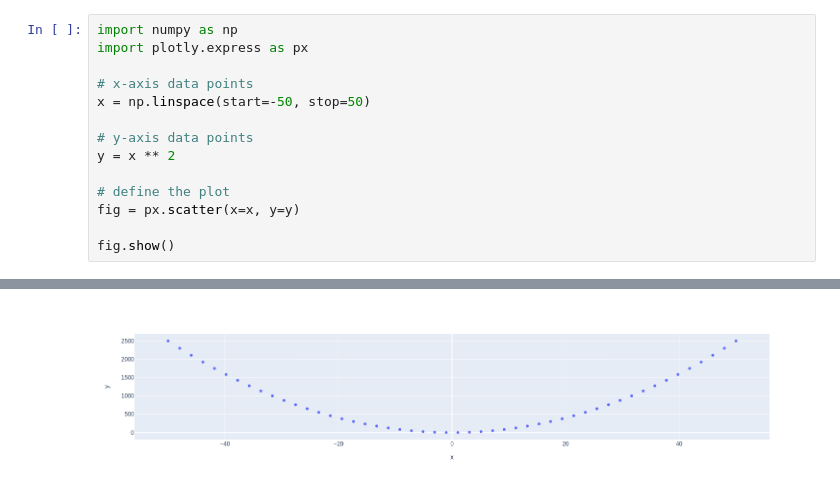
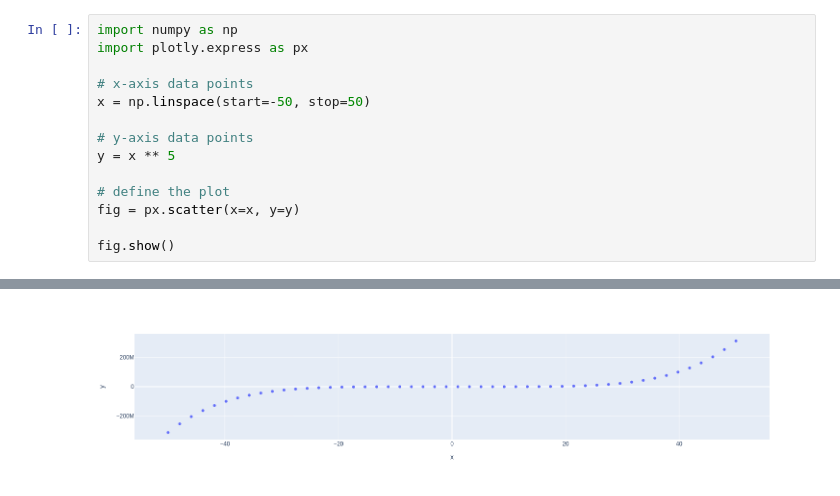
Before and after one commit to kfclts/my-notebooks-repo, a Jupyter notebook: experiment1.ipynb, the cells around one changed output, grey strips where cells are left out. Cells and saved outputs as stored; diff of their text form.

```diff
--- a/experiment1.ipynb
+++ b/experiment1.ipynb
@@ -6,7 +6,7 @@ import plotly.express as px
 x = np.linspace(start=-50, stop=50)
 
 # y-axis data points
-y = x ** 2
+y = x ** 5
 
 # define the plot
 fig = px.scatter(x=x, y=y)
@@ -17 +16 @@ fig.show()
-[figure, old version]
+[figure, new version]
```
Also changed, not shown: parts of 1 cell of this notebook.
